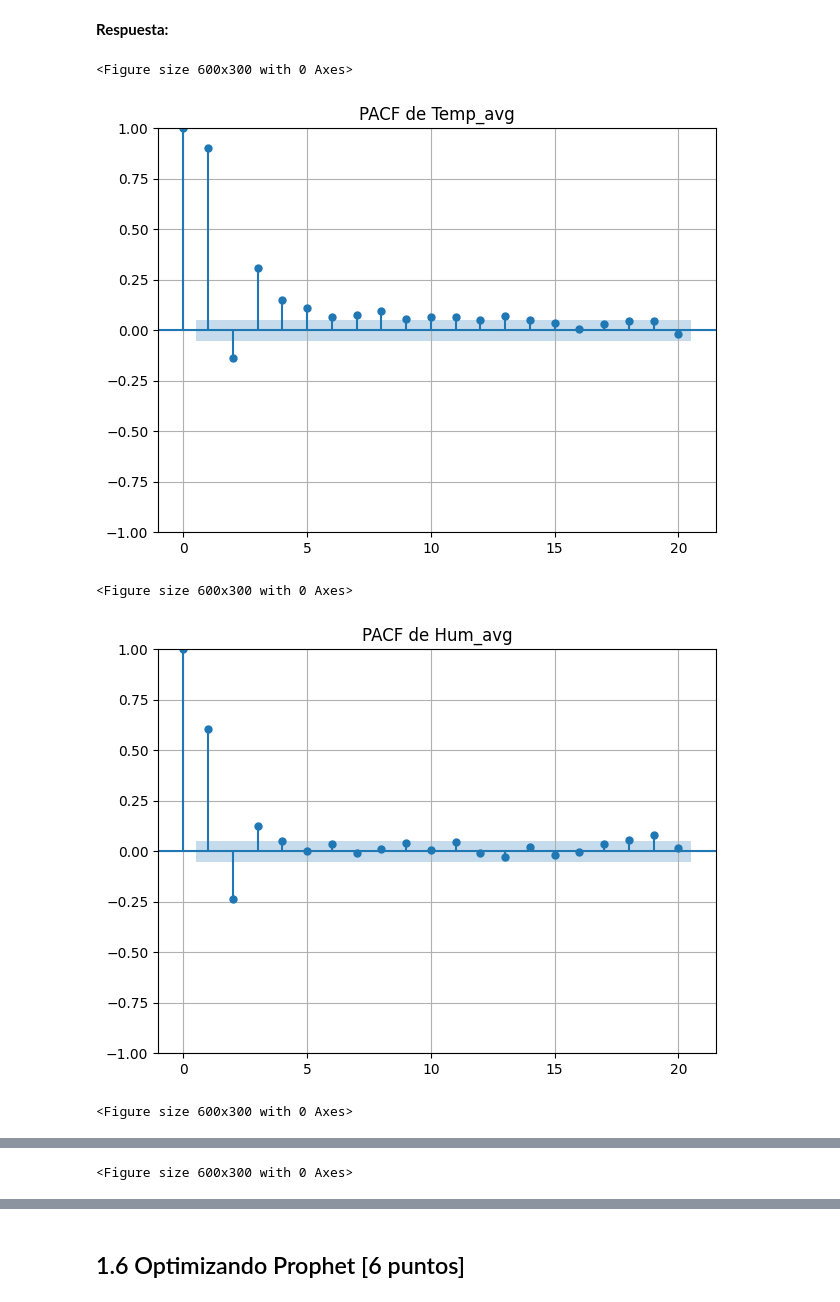
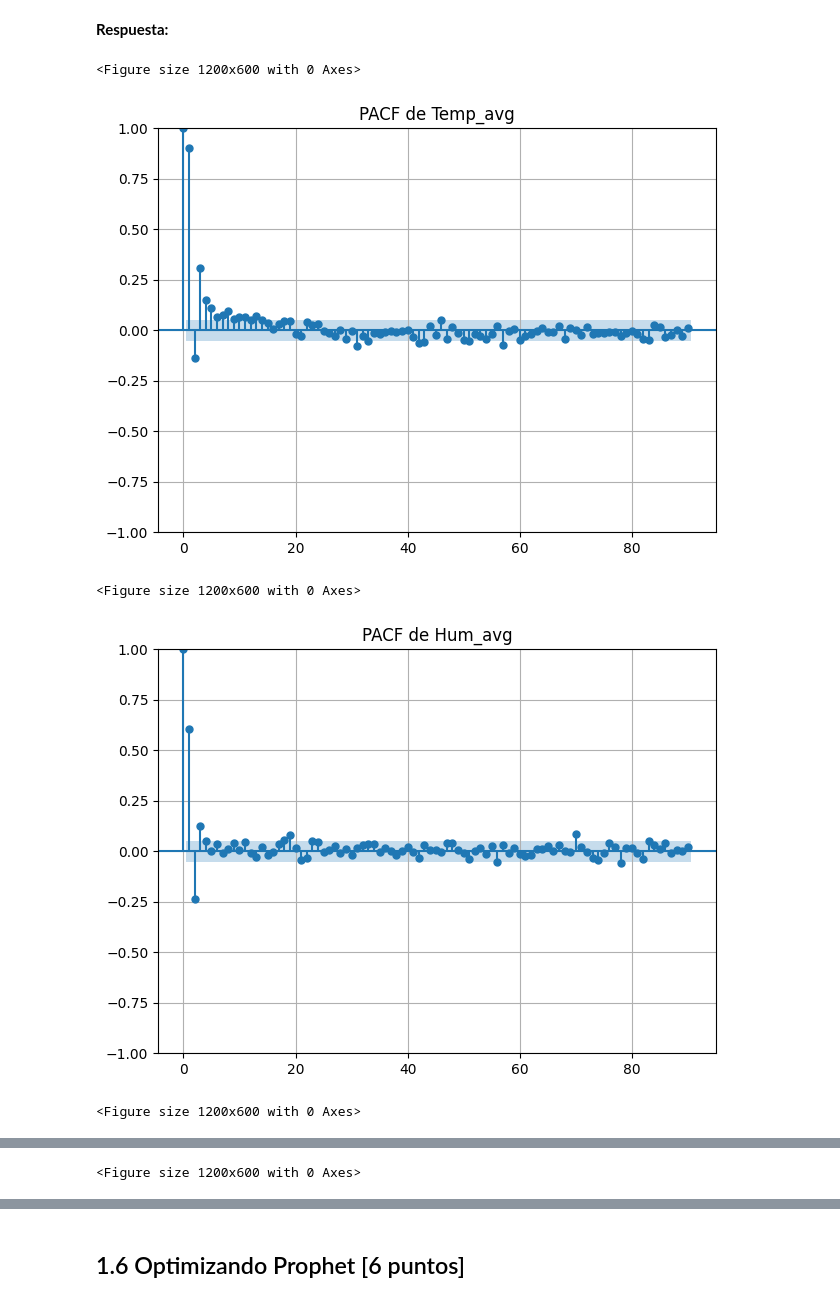
Before and after one commit to ignacio3645/MDS7202, a Jupyter notebook: Laboratorio_10/Lab10_enunciado.ipynb, the cells around one changed output, grey strips where cells are left out. Saved outputs shown, nothing was run; the diff lists cells and outputs as text; code cells hidden in the pictures.

```diff
--- a/Laboratorio_10/Lab10_enunciado.ipynb
+++ b/Laboratorio_10/Lab10_enunciado.ipynb
@@ -700,20 +702,20 @@ Para ello, a usted se le pide que:
 # %%
 from statsmodels.graphics.tsaplots import plot_pacf
 import matplotlib.pyplot as plt
 
 avg_vars = ['Temp_avg', 'Hum_avg', 'Wind_avg', 'Press_avg']
 
 # PACF para cada variable
 for var in avg_vars:
-    plt.figure(figsize=(6, 3))
-    plot_pacf(frink[var].dropna(), lags=20, method='ywm')
+    plt.figure(figsize=(12, 6))
+    plot_pacf(frink[var].dropna(), lags=90, alpha=0.05)
     plt.title(f'PACF de {var}')
     plt.grid(True)
     plt.tight_layout()
     plt.show()
 # %% [output]
-<Figure size 600x300 with 0 Axes>
+<Figure size 1200x600 with 0 Axes>
-[figure, old version]
+[figure, new version]
-<Figure size 600x300 with 0 Axes>
+<Figure size 1200x600 with 0 Axes>
-[figure, old version]
+[figure, new version]
-<Figure size 600x300 with 0 Axes>
+<Figure size 1200x600 with 0 Axes>
@@ -721 +723 @@ for var in avg_vars:
-<Figure size 600x300 with 0 Axes>
+<Figure size 1200x600 with 0 Axes>
```
Also changed, not shown: parts of 27 cells of this notebook.
